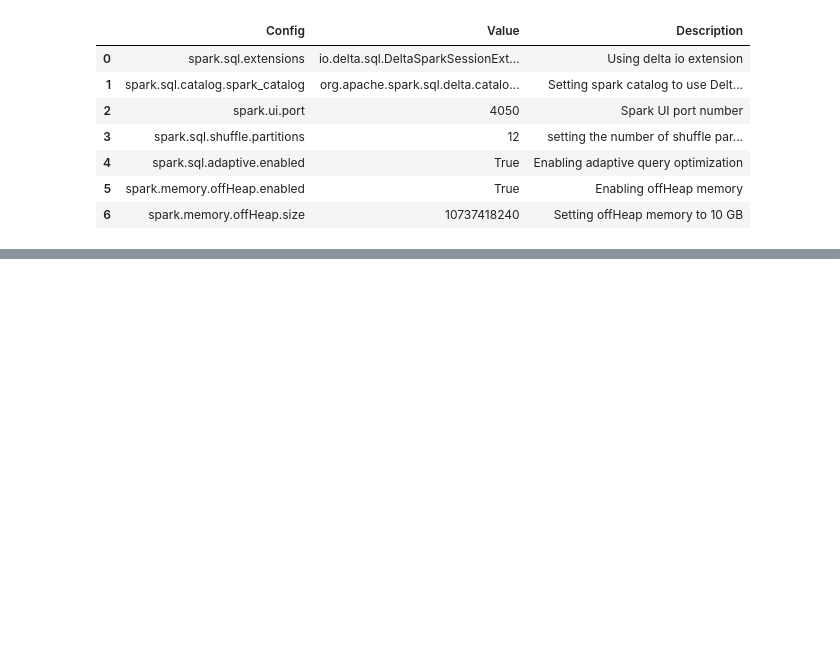
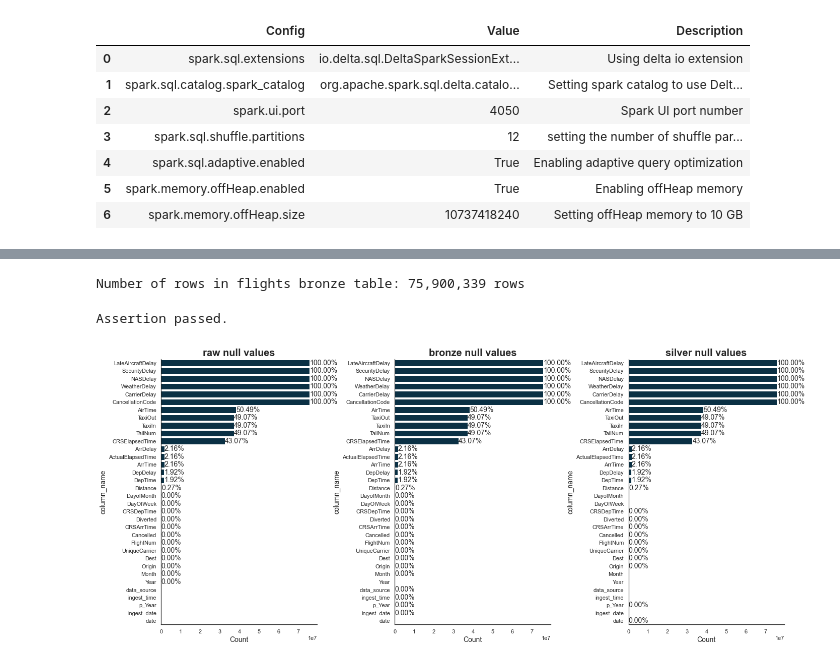
Before and after one commit to ahmed-gharib89/flights-delta-lake, a Jupyter notebook: Capstone Project Template.ipynb, the cells around one changed output, grey strips where cells are left out. Cells and saved outputs as stored; diff of their text form; code cells hidden in the pictures; blank space fills up the shorter version.

```diff
--- a/Capstone Project Template.ipynb
+++ b/Capstone Project Template.ipynb
@@ -939,0 +444,18 @@ Create a data dictionary for your data model. For each field, provide a brief de
+# %%
+flights_silver_df = spark.read.table('flight_silver')
+# %%
+print(f'Number of rows in flights bronze table: {flights_silver_df.count():,} rows')
+# %% [output]
+Number of rows in flights bronze table: 75,900,339 rows
+# %%
+assert flights_silver_df.count() == flights_stream.rows_retrived, "number of rows retrived doesn't match"
+print("Assertion passed.")
+# %% [output]
+Assertion passed.
+# %%
+explore_flights.add(flights_silver_df, 'silver')
+# %%
+# Compare null values
+nulls_df = explore_flights.explore_nulls(bar_chart=True)
+# %% [output]
+[figure, added]
```
Also changed, not shown: parts of 194 cells of this notebook.
